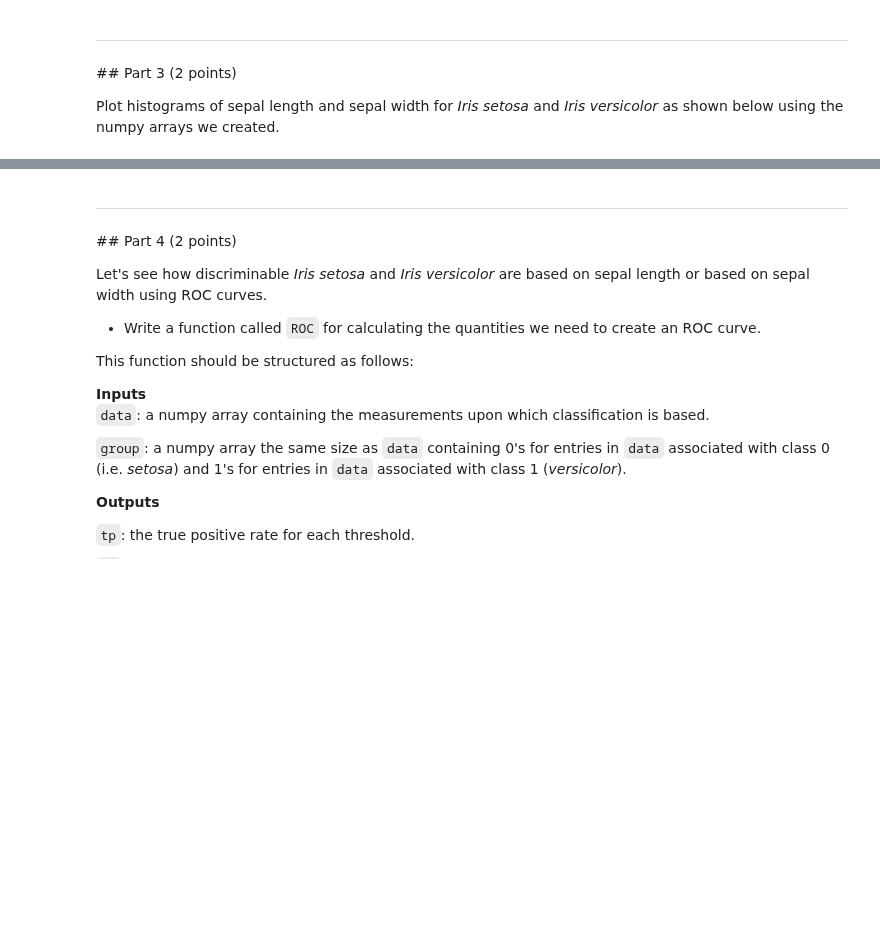
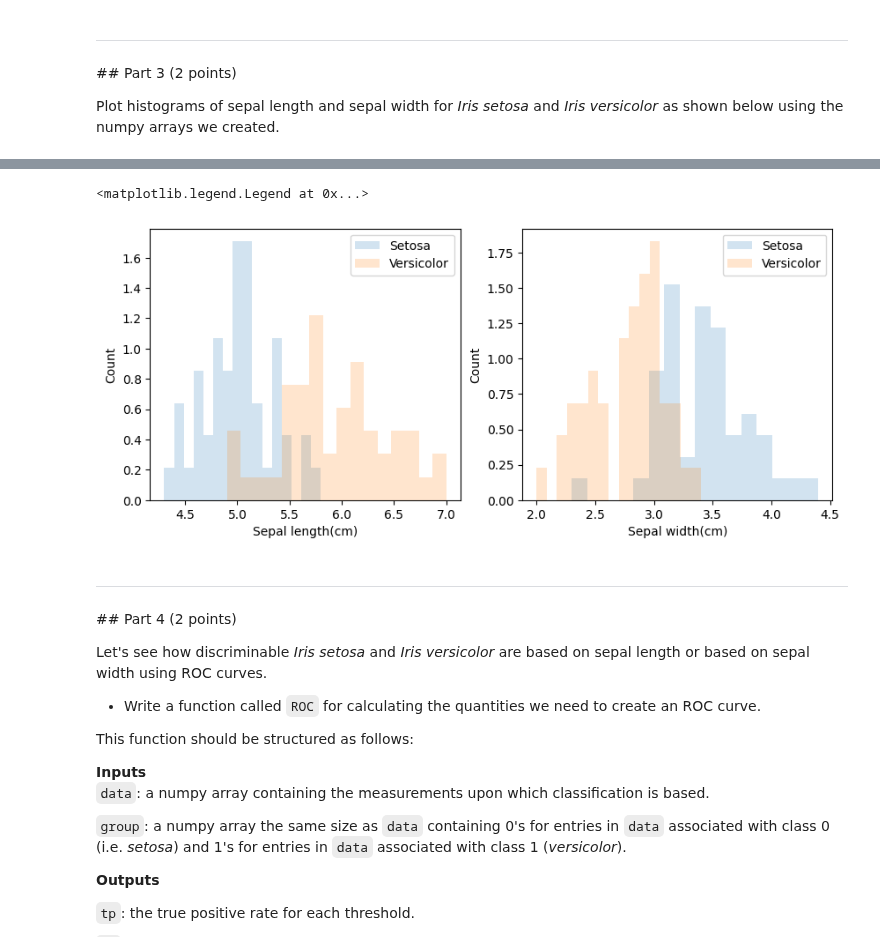
Before and after one commit to Urvi-M/BE559, a Jupyter notebook: Homework3_part1_v1.ipynb, the cells around one changed output, grey strips where cells are left out. Cells and saved outputs as stored; diff of their text form; code cells hidden in the pictures; blank space fills up the shorter version.

```diff
--- a/Homework3_part1_v1.ipynb
+++ b/Homework3_part1_v1.ipynb
@@ -105,3 +119,18 @@ Plot histograms of sepal length and sepal width for *Iris setosa* and *Iris vers
+# %%
+figs,axs = plt.subplots(1,2,  figsize=(10, 4))
+axs[0].hist(sl[snum==0], bins=16 , density = True, alpha=0.2, label='Setosa')
+axs[0].hist(sl[snum==1], bins=16 , density = True, alpha=0.2, label='Versicolor')
+axs[0].set_xlabel('Sepal length(cm)')
+axs[0].set_ylabel('Count')
+axs[0].legend()
+axs[1].hist(sw[snum==0], bins=16 , density = True, alpha=0.2, label='Setosa')
+axs[1].hist(sw[snum==1], bins=16 , density = True, alpha=0.2, label='Versicolor')
+axs[1].set_xlabel('Sepal width(cm)')
+axs[1].set_ylabel('Count')
+axs[1].legend()
+# %% [output]
+<matplotlib.legend.Legend at 0x...>
+[figure, added]
 # %% [markdown]
 ---
 ## Part 4 (2 points)
```
Also changed, not shown: parts of 14 cells of this notebook.
